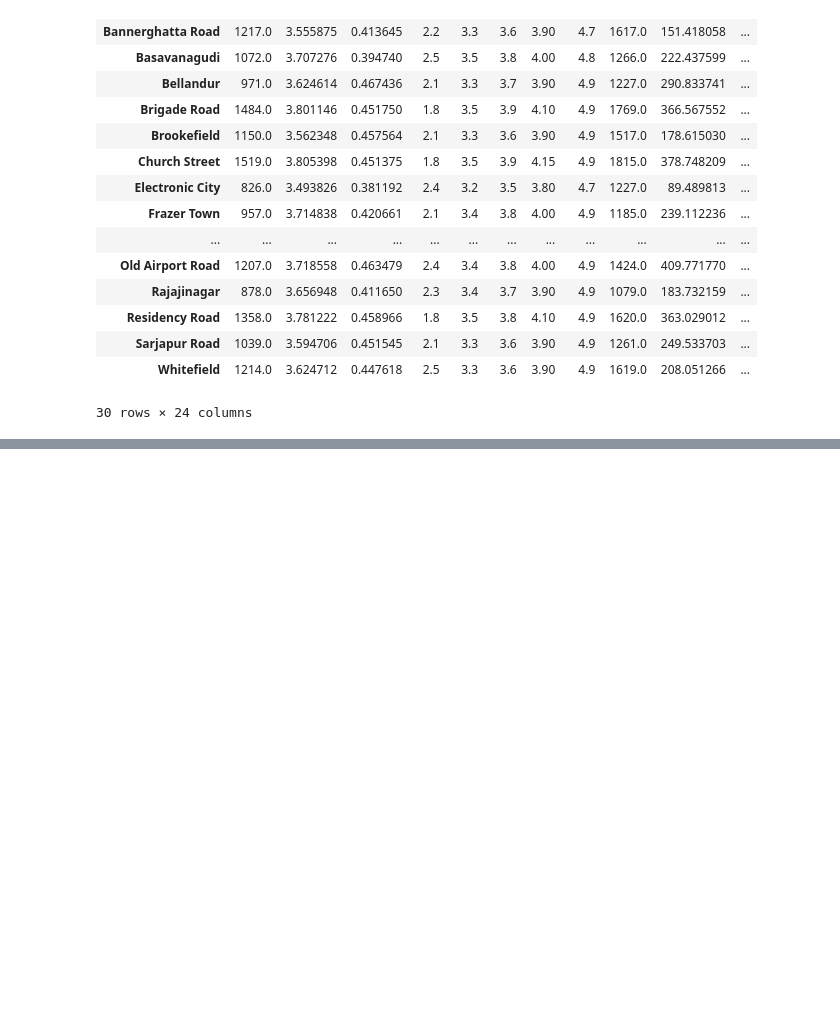
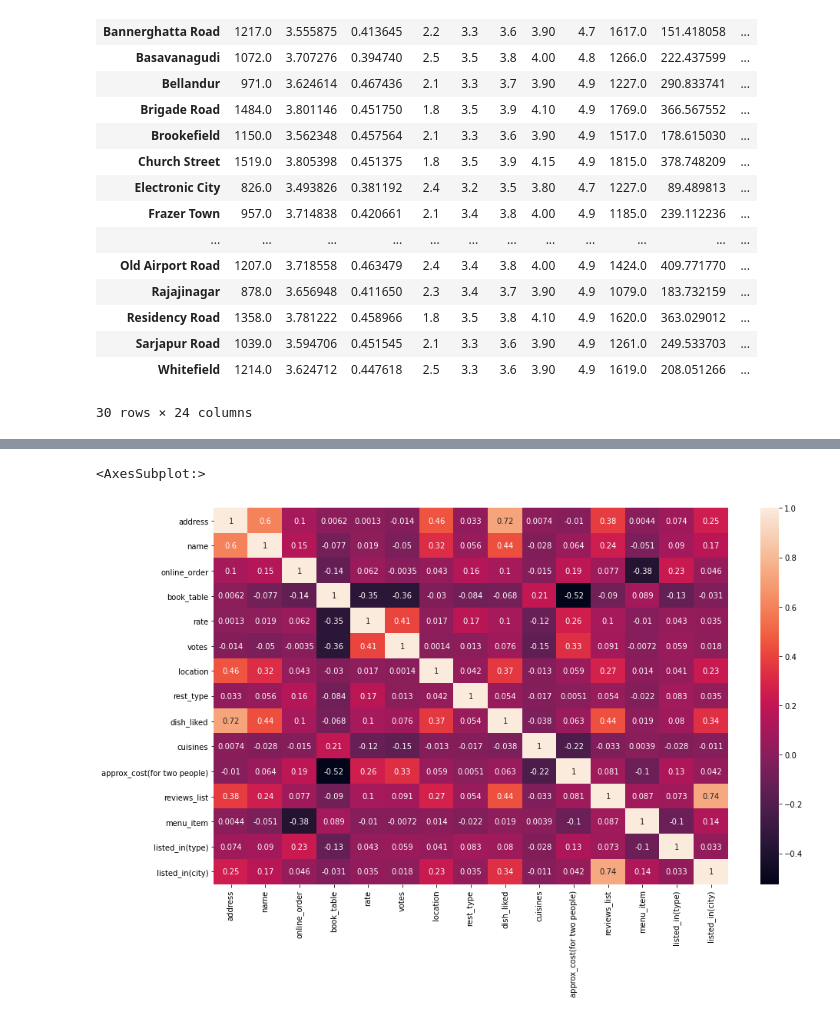
Before and after one commit to anushkajlr/DA-Zomato-EDA, a Jupyter notebook: Zomato EDA.ipynb, the cells around one changed output, grey strips where cells are left out. Cells and saved outputs as stored; diff of their text form; code cells hidden in the pictures; blank space fills up the shorter version.

Commit message:
Correlation heatmap and box plot added

```diff
--- a/Zomato EDA.ipynb
+++ b/Zomato EDA.ipynb
@@ -349,3 +349,6 @@ df_zomato.groupby(['listed_in(city)']).describe()
 | Sarjapur Road | 1039.0 | 3.594706 | 0.451545 | 2.1 | 3.3 | 3.6 | 3.90 | 4.9 | 1261.0 | 249.533703 | ... |
 | Whitefield | 1214.0 | 3.624712 | 0.447618 | 2.5 | 3.3 | 3.6 | 3.90 | 4.9 | 1619.0 | 208.051266 | ... |
 30 rows × 24 columns
+# %%
+df2=df_zomato
+df2.duplicated().sum()
@@ -351,0 +357,4 @@ df_zomato.groupby(['listed_in(city)']).describe()
+# %%
+#df2.isnull().sum()
+df2.dropna(how='any',inplace=True)
+df2.info()
@@ -351,0 +379,4 @@ df_zomato.groupby(['listed_in(city)']).describe()
+# %%
+#Adjust the column names
+df2.name = df2.name.apply(lambda x:x.title())
+df2['approx_cost(for two people)'].unique()
@@ -351,0 +385,8 @@ df_zomato.groupby(['listed_in(city)']).describe()
+# %%
+#Encode the input Variables
+def Encode(zomato):
+    for column in zomato.columns[~zomato.columns.isin(['rate', 'approx_cost(for two people)', 'votes'])]:
+        zomato[column] = zomato[column].factorize()[0]
+    return zomato
+
+zomato_en = Encode(df2.copy())
@@ -351,0 +409,7 @@ df_zomato.groupby(['listed_in(city)']).describe()
+# %%
+corr=zomato_en.corr(method='kendall')
+plt.figure(figsize=(15,9))
+sns.heatmap(corr,annot=True)
+# %% [output]
+<AxesSubplot:>
+[figure, added]
```
Also changed, not shown: parts of 10 cells of this notebook.
